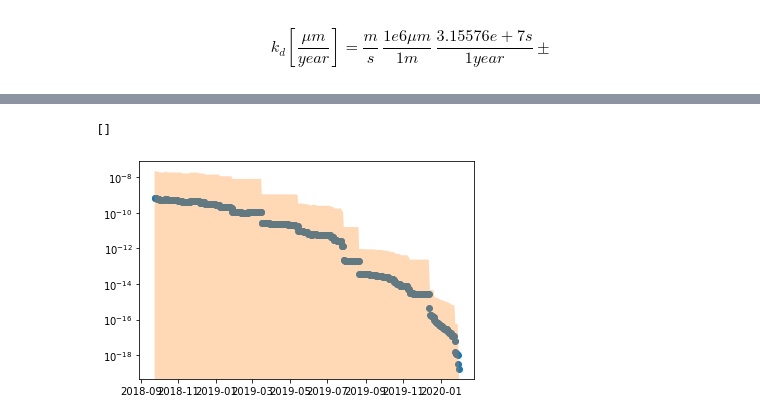
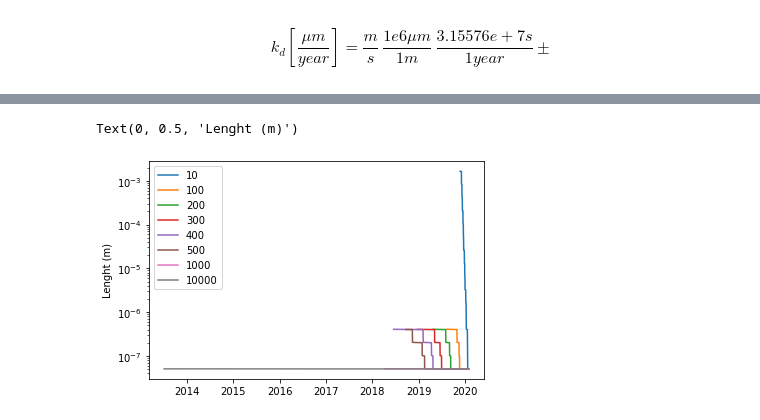
Before and after one commit to OceanParcels/Backtracking_Abyssal_Nanoplastics, a Jupyter notebook: notebooks/SSDRs.ipynb, the cells around one changed output, grey strips where cells are left out. Cells and saved outputs as stored; diff of their text form; code cells hidden in the pictures.

```diff
--- a/notebooks/SSDRs.ipynb
+++ b/notebooks/SSDRs.ipynb
@@ -129,6 +147,0 @@ plt.legend()
-# %%
-y = mean_SA
-y_err = std_SA
-plt.plot(time, y)
-plt.fill_between(time, y - y_err, y + y_err, alpha=0.3)
-plt.semilogy()
@@ -138,9 +148,15 @@ plt.semilogy()
-# %%
-y = mean_mass
-y_err = std_mass
-plt.scatter(time, y)
-plt.fill_between(time, y - y_err, y + y_err, alpha=0.3)
-plt.semilogy()
-# %% [output]
-[]
-[figure, removed]
+# %%
+for scale in time_scales:
+    y = frag_stats[scale]['median_length']
+    y_err = frag_stats[scale]['std_length']
+
+
+#     plt.fill_between(time, y - y_err, y + y_err, alpha=0.1)
+    plt.plot(time, y, label=scale)
+
+plt.semilogy()
+plt.legend()
+plt.ylabel('Lenght (m)')
+# %% [output]
+Text(0, 0.5, 'Lenght (m)')
+[figure, added]
```
Also changed, not shown: parts of 9 cells of this notebook, 10 other files.
